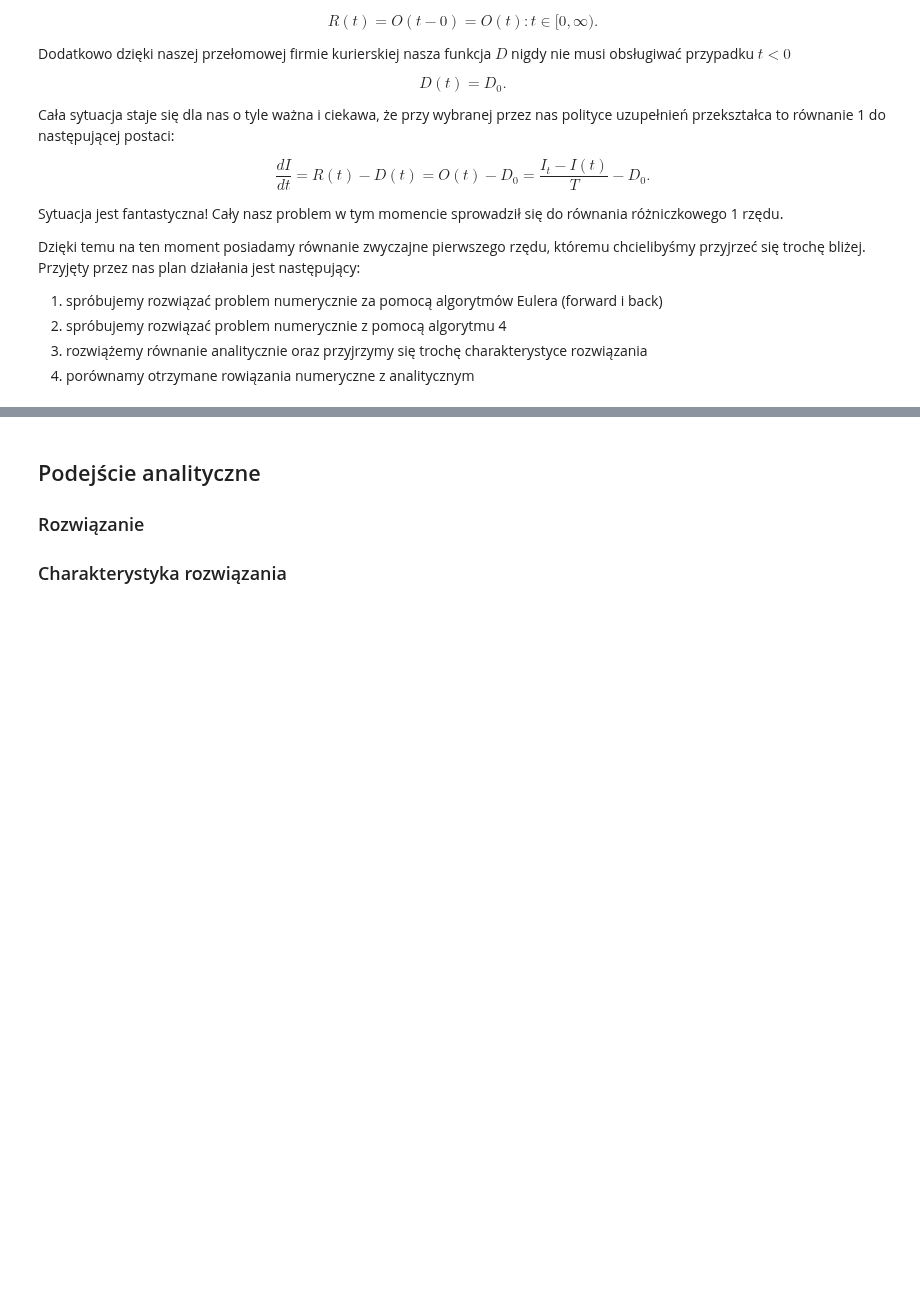
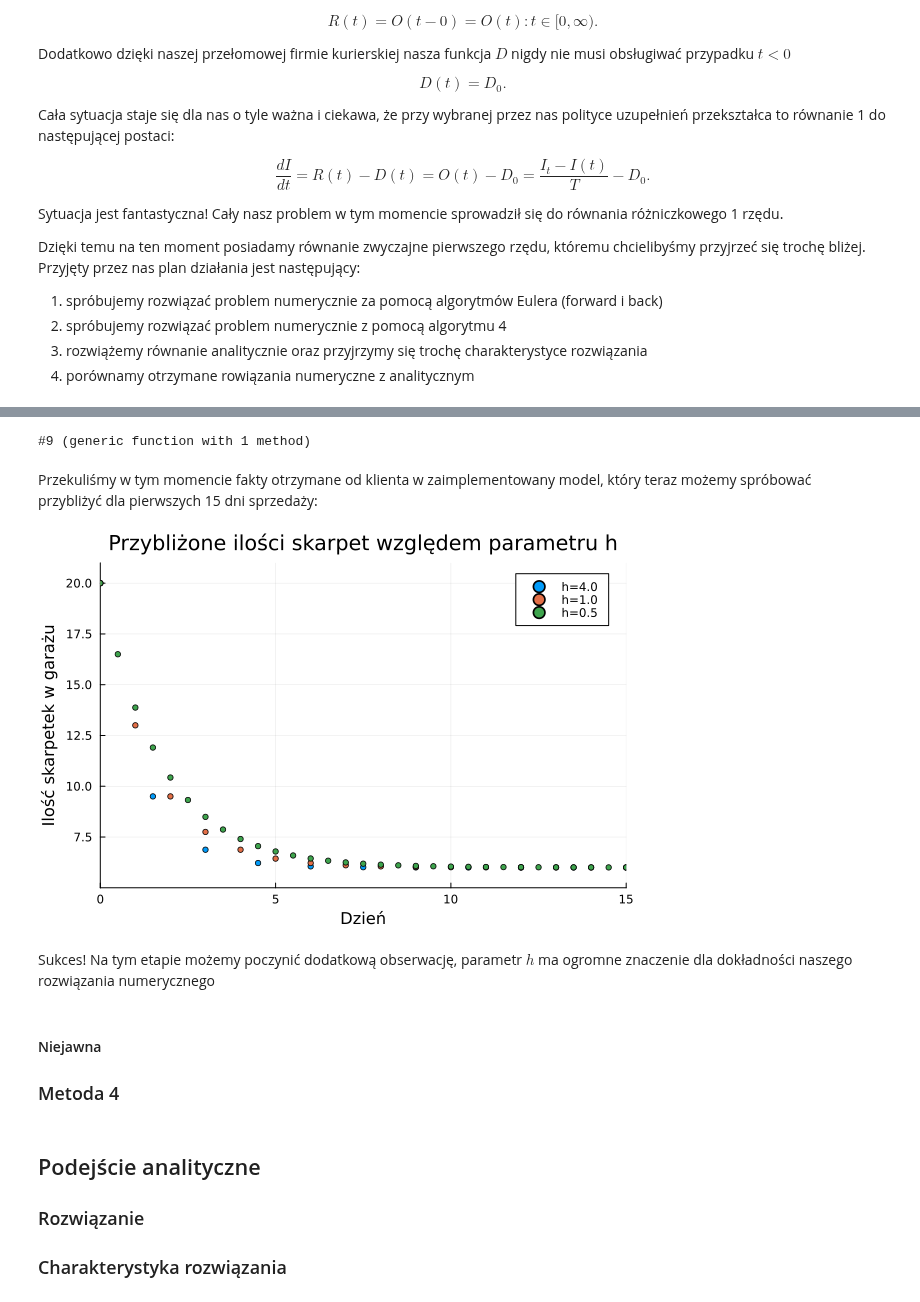
Before and after one commit to piotrczech/optimization-of-inventory-deliveries, a Jupyter notebook: main.ipynb, the cells around one changed output, grey strips where cells are left out. Saved outputs shown, nothing was run; the diff lists cells and outputs as text; code cells hidden in the pictures; blank space fills up the shorter version.

Commit message:
Feature: Euler's forward method implementation

```diff
--- a/main.ipynb
+++ b/main.ipynb
@@ -226,0 +291,17 @@ podstawowa róznica między tymi metoda jest taka, że wartości w metodzie jawn
+# %%
+"""
+    get_f(Iₜ, T, D₀)
+
+Returns a f(t, I) function of our inventory model equation.
+
+Parameters:
+- `Iₜ`: Target value.
+- `T`: Order policy controller value
+- `D₀`: Delivery constant.
+
+Returns:
+- A function f(t, I)
+"""
+function get_f(Iₜ::Int, T::Int, D₀::Int)::Function
+    return (t, I) -> ((Iₜ - I) / T) - D₀
+end
@@ -227,3 +316,35 @@ podstawowa róznica między tymi metoda jest taka, że wartości w metodzie jawn
+# %%
+I₀ = 20 # socks on start
+D₀ = 12 # demand on our socks
+Iₜ = 30 # stock inventory limit
+T = 2
+
+f = get_f(Iₜ, T, D₀)
+# %% [output]
+#9 (generic function with 1 method)
+# %% [markdown]
+Przekuliśmy w tym momencie fakty otrzymane od klienta w zaimplementowany model, który teraz możemy spróbować przybliżyć dla pierwszych 15 dni sprzedaży:
+# %%
+using Plots
+
+day_start = 0
+day_end = 15
+
+x_values_h1, y_values_h1 = solve_by_forward_euler(f, I₀, day_start, day_end, 1.5)
+x_values_h2, y_values_h2 = solve_by_forward_euler(f, I₀, day_start, day_end, 1.0)
+x_values_h3, y_values_h3 = solve_by_forward_euler(f, I₀, day_start, day_end, 0.5)
+
+scatter(x_values_h1, y_values_h1, label="h=4.0", markersize=3, xlabel="Dzień", ylabel="Ilość skarpetek w garażu", title="Przybliżone ilości skarpet względem parametru h", grid=true, xlims=(day_start, day_end), ylims=(minimum([y_values_h1; y_values_h2; y_values_h3]) - 1, maximum([y_values_h1; y_values_h2; y_values_h3]) + 1))
+scatter!(x_values_h2, y_values_h2, label="h=1.0", markersize=3)
+scatter!(x_values_h3, y_values_h3, label="h=0.5", markersize=3)
+# %% [output]
+[figure, added]
+# %% [markdown]
+Sukces! Na tym etapie możemy poczynić dodatkową obserwację, parametr $h$ ma ogromne znaczenie dla dokładności naszego rozwiązania numerycznego
+# %% [markdown]
+#### Niejawna
+
+### Metoda 4
 # %% [markdown]
 ## Podejście analityczne
 
```
Also changed, not shown: parts of 9 cells of this notebook, 4 other files.
